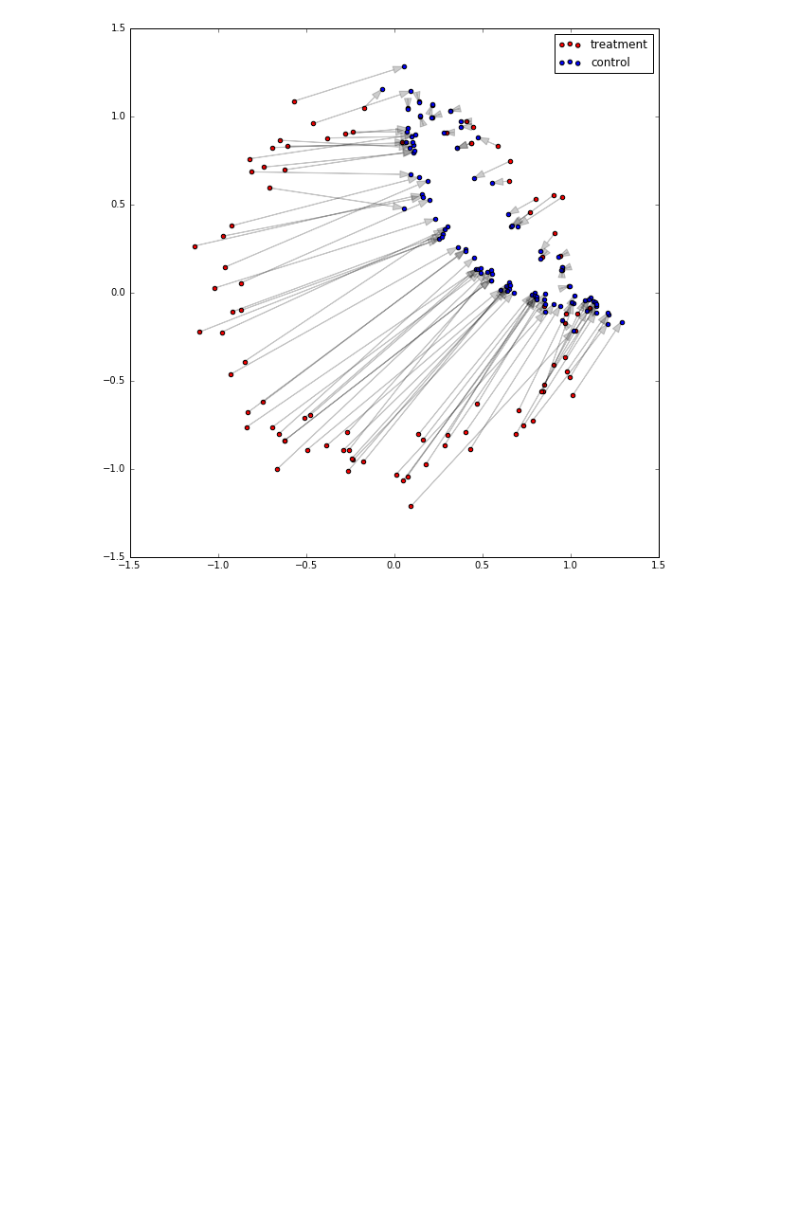
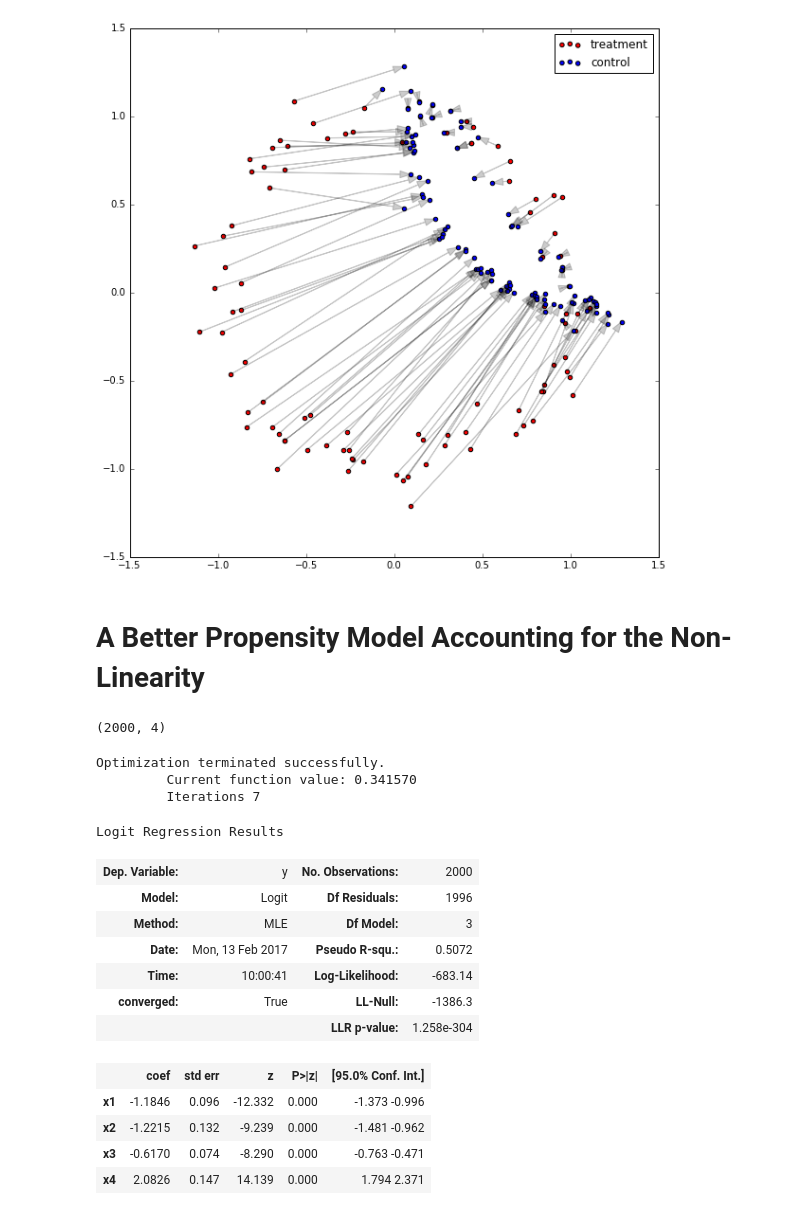
Before and after one commit to log0ymxm/math_notebooks, a Jupyter notebook: Propensity vs. Distance Example.ipynb, the cells around one changed output. Drawn from its saved outputs; the diff is of its cells as text; code cells hidden in the pictures; blank space fills up the shorter version.

```diff
--- a/Propensity vs. Distance Example.ipynb
+++ b/Propensity vs. Distance Example.ipynb
@@ -175,3 +175,34 @@ ax.legend()
 # %% [output]
 <matplotlib.legend.Legend at 0x...>
 [figure]
+# %% [markdown]
+# A Better Propensity Model Accounting for the Non-Linearity
+# %%
+def transform(data):
+    return np.concatenate([data, data**2], axis=1)
+# %%
+data_nonlinear = transform(data)
+data_nonlinear.shape
+# %% [output]
+(2000, 4)
+# %%
+model = sm.Logit(P, data_nonlinear)
+results = model.fit()
+results.summary()
+# %% [output]
+Optimization terminated successfully.
+         Current function value: 0.341570
+         Iterations 7
+Logit Regression Results
+| Dep. Variable: | y | No. Observations: | 2000 |
+| Model: | Logit | Df Residuals: | 1996 |
+| Method: | MLE | Df Model: | 3 |
+| Date: | Mon, 13 Feb 2017 | Pseudo R-squ.: | 0.5072 |
+| Time: | 10:00:41 | Log-Likelihood: | -683.14 |
+| converged: | True | LL-Null: | -1386.3 |
+|  |  | LLR p-value: | 1.258e-304 |
+|  | coef | std err | z | P>|z| | [95.0% Conf. Int.] |
+| x1 | -1.1846 | 0.096 | -12.332 | 0.000 | -1.373 -0.996 |
+| x2 | -1.2215 | 0.132 | -9.239 | 0.000 | -1.481 -0.962 |
+| x3 | -0.6170 | 0.074 | -8.290 | 0.000 | -0.763 -0.471 |
+| x4 | 2.0826 | 0.147 | 14.139 | 0.000 | 1.794 2.371 |
```
Also changed, not shown: parts of 10 cells of this notebook.
